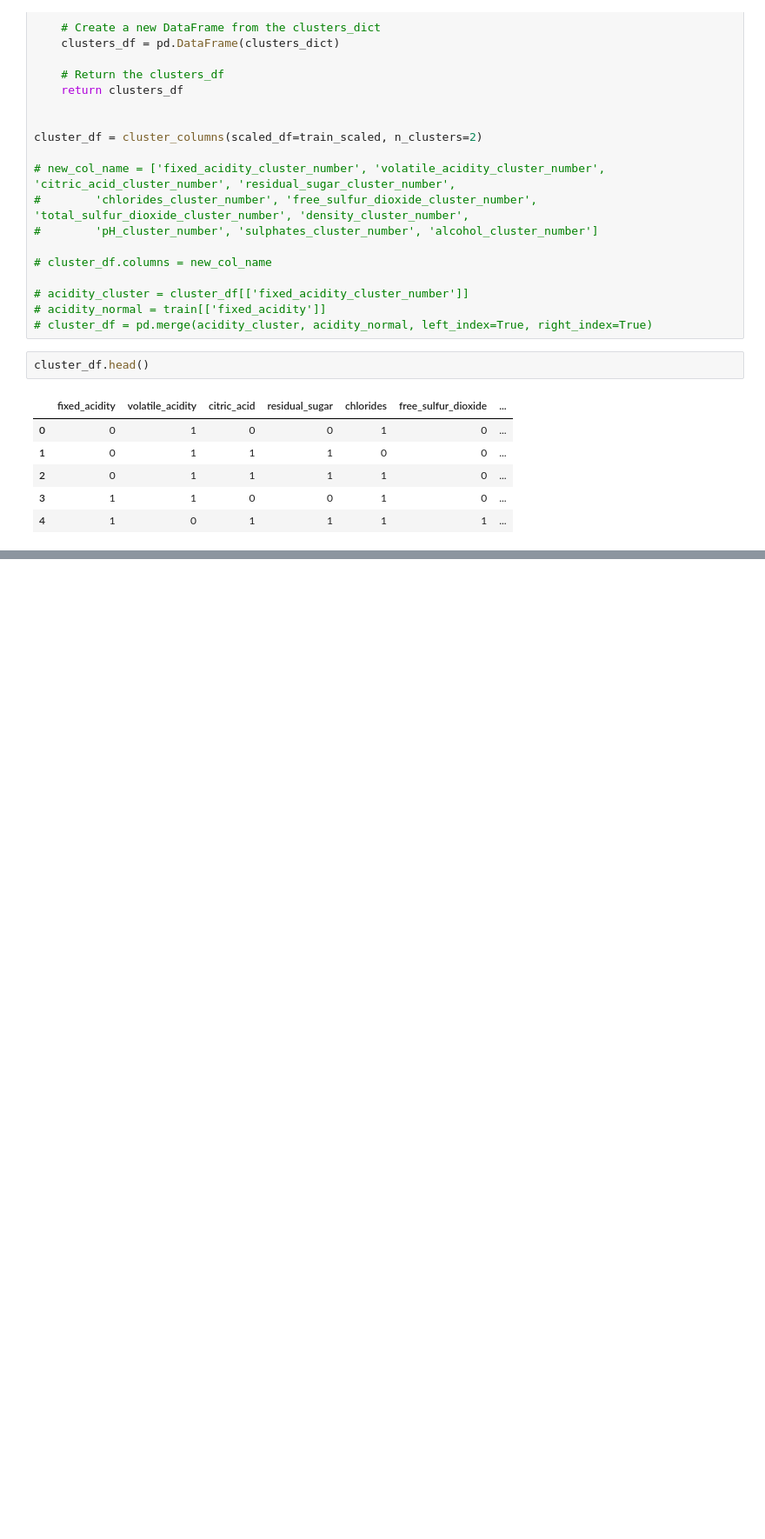
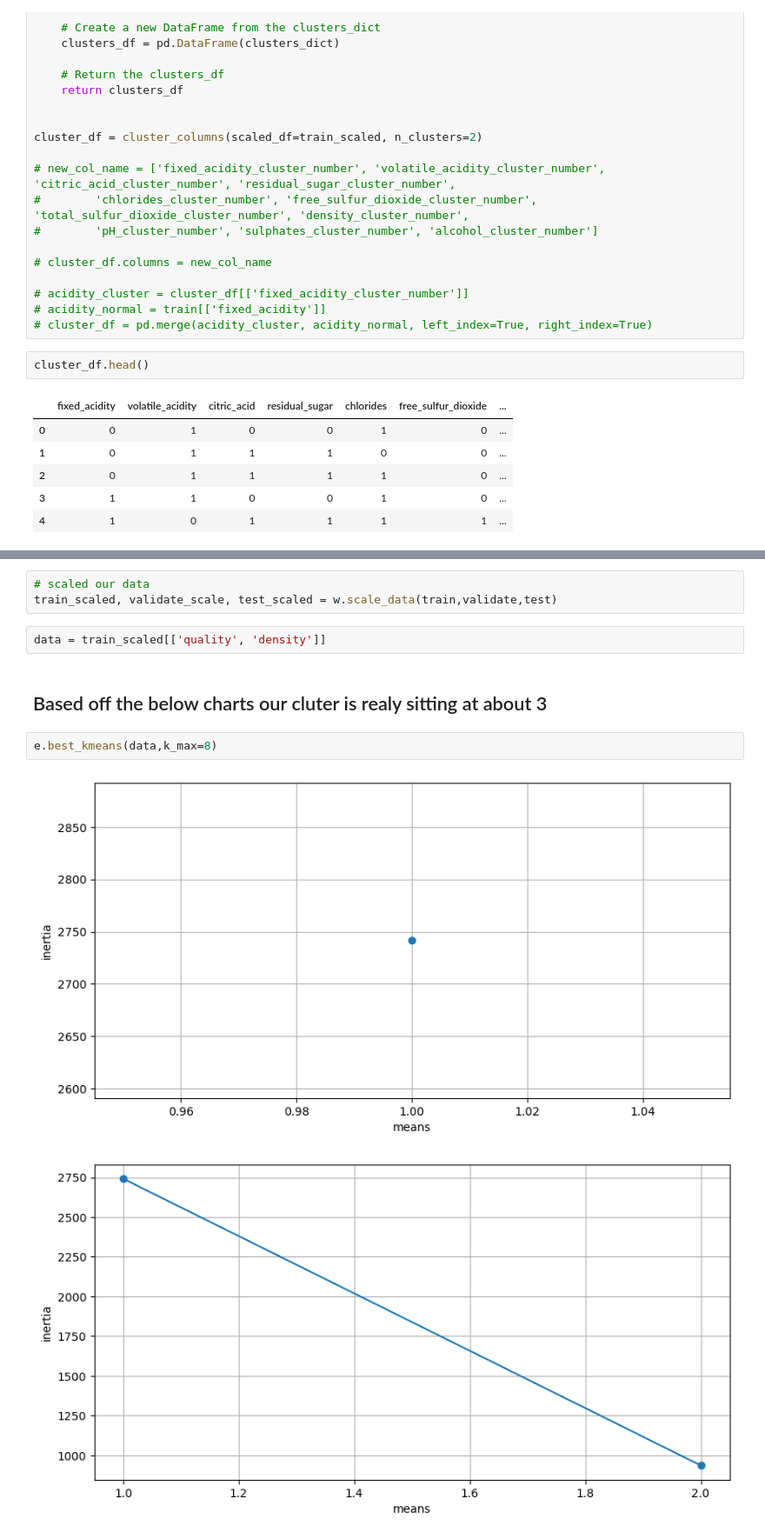
Before and after one commit to Wine-qualitity/wine-qualitiy-model, a Jupyter notebook: exploration_personal.ipynb, the cells around one changed output, grey strips where cells are left out. Shown at 87% size. Drawn from its saved outputs; the diff is of its cells as text; blank space fills up the shorter version.

Commit message:
added code and continued to move on to clutering

```diff
--- a/exploration_personal.ipynb
+++ b/exploration_personal.ipynb
@@ -364,0 +363,12 @@ sns.scatterplot(cluster_df.fixed_acidity_cluster_number)
+# %%
+# scaled our data
+train_scaled, validate_scale, test_scaled = w.scale_data(train,validate,test)
+# %%
+data = train_scaled[['quality', 'density']]
+# %% [markdown]
+## Based off the below charts our cluter is realy sitting at about 3
+# %%
+e.best_kmeans(data,k_max=8)
+# %% [output]
+[figure, added]
+[figure, added]
```
Also changed, not shown: parts of 19 cells of this notebook, 6 other files.
